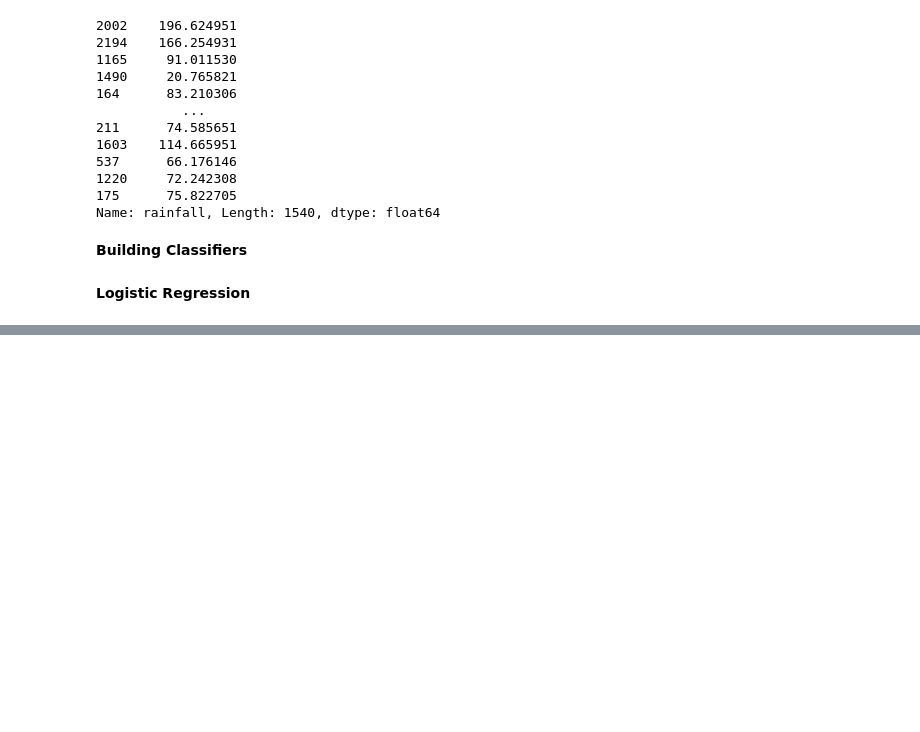
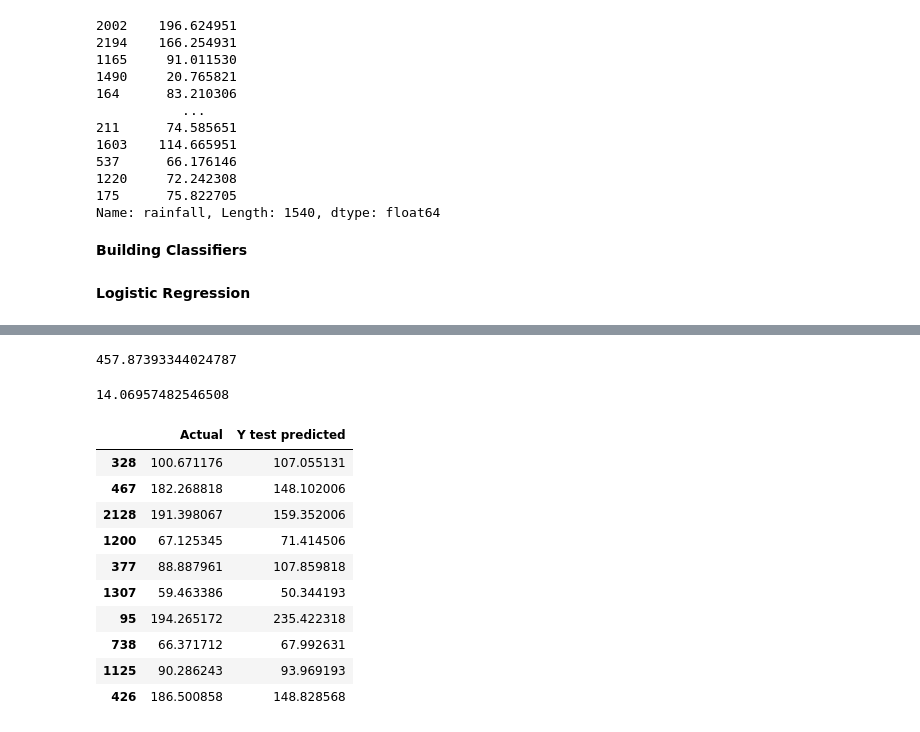
Before and after one commit to RanaMudassarRasool/MachineLearning, a Jupyter notebook: Crop_Recommendation_Dataset.ipynb, the cells around one changed output, grey strips where cells are left out. Cells and saved outputs as stored; diff of their text form; code cells hidden in the pictures; blank space fills up the shorter version.

```diff
--- a/Crop_Recommendation_Dataset.ipynb
+++ b/Crop_Recommendation_Dataset.ipynb
@@ -871,3 +876,8 @@ Name: rainfall, Length: 1540, dtype: float64
 accuracy = {}
 # %% [markdown]
 **Logistic Regression**
+# %%
+from sklearn.linear_model import LinearRegression
+lr_model = LinearRegression()
+# idhar wo data
+lr_model.fit(X_train, y_train)
@@ -873,0 +886,6 @@ accuracy = {}
+# %%
+from sklearn.svm import SVR
+svm_model = SVR()
+
+
+svm_model.fit(X_train, y_train)
@@ -874,7 +894,8 @@ accuracy = {}
 # %%
-lr = LogisticRegression(max_iter=200)
+lr = LinearRegression()
 lr.fit(X_train, y_train)
 y_pred1 = lr.predict(X_test)
-print(accuracy_score(y_test, y_pred1))
-accuracy[str(lr)] = accuracy_score(y_test, y_pred1)*100
+#print(accuracy_score(y_test, y_pred1))
+#accuracy[str(lr)] = accuracy_score(y_test, y_pred1)*100
+y_pred1
 # %% [output]
@@ -881,0 +919,33 @@ ValueError: ignored
+# %%
+from sklearn.metrics import mean_squared_error
+mse = mean_squared_error(y_test, y_pred1)
+mse
+# %% [output]
+457.87393344024787
+# %%
+from sklearn.metrics import mean_absolute_error
+mae = mean_absolute_error(y_test, y_pred1)
+mae
+# %% [output]
+14.06957482546508
+# %%
+y_pred_test = lr.predict(X_test)
+
+test = pd.DataFrame({
+    'Actual':y_test,
+    'Y test predicted':y_pred_test
+})
+# %%
+test.sample(10)
+# %% [output]
+|  | Actual | Y test predicted |
+| 328 | 100.671176 | 107.055131 |
+| 467 | 182.268818 | 148.102006 |
+| 2128 | 191.398067 | 159.352006 |
+| 1200 | 67.125345 | 71.414506 |
+| 377 | 88.887961 | 107.859818 |
+| 1307 | 59.463386 | 50.344193 |
+| 95 | 194.265172 | 235.422318 |
+| 738 | 66.371712 | 67.992631 |
+| 1125 | 90.286243 | 93.969193 |
+| 426 | 186.500858 | 148.828568 |
```
Also changed, not shown: parts of 14 cells of this notebook.
